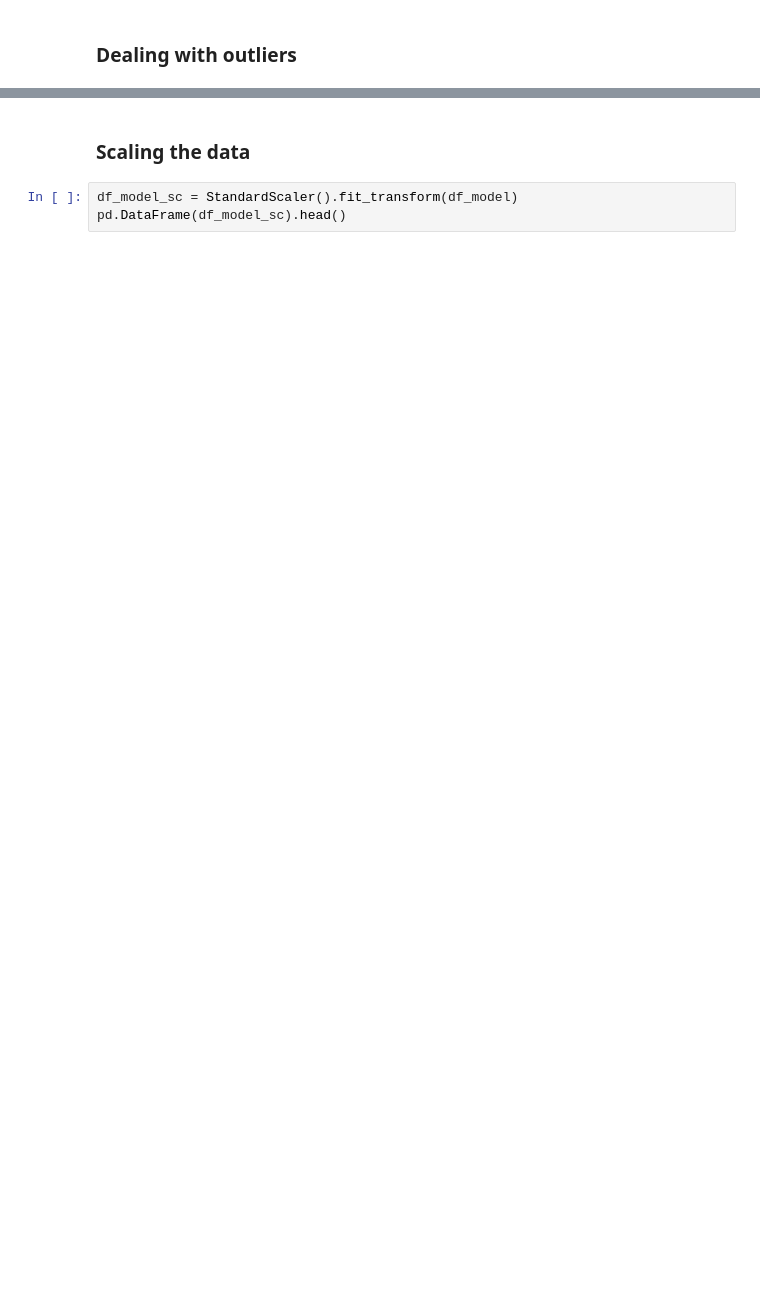
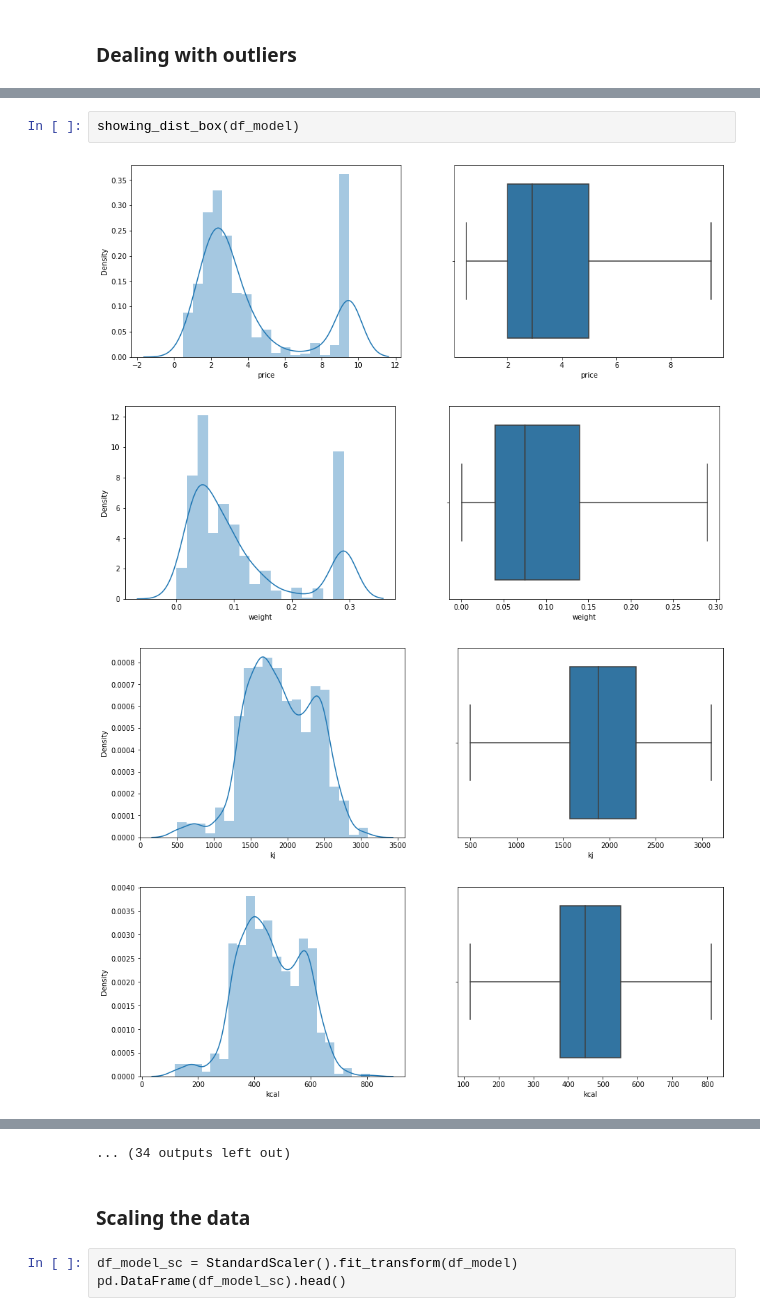
Before and after one commit to katharina-beriault/Final_Project_Vegan-Snack-Recommender_Clustering, a Jupyter notebook: Python/Model_building.ipynb, the cells around one changed output, grey strips where cells are left out. Drawn from its saved outputs; the diff is of its cells as text; blank space fills up the shorter version.

```diff
--- a/Python/Model_building.ipynb
+++ b/Python/Model_building.ipynb
@@ -221,0 +276,7 @@ Length: 46, dtype: int64
+# %%
+showing_dist_box(df_model)
+# %% [output]
+[figure, added]
+[figure, added]
+[figure, added]
+[figure, added]
@@ -222,3 +291,4 @@ Length: 46, dtype: int64
+... (34 outputs left out)
 # %% [markdown]
 ### Scaling the data
 # %%
```
Also changed, not shown: parts of 25 cells of this notebook, 4 other files.
